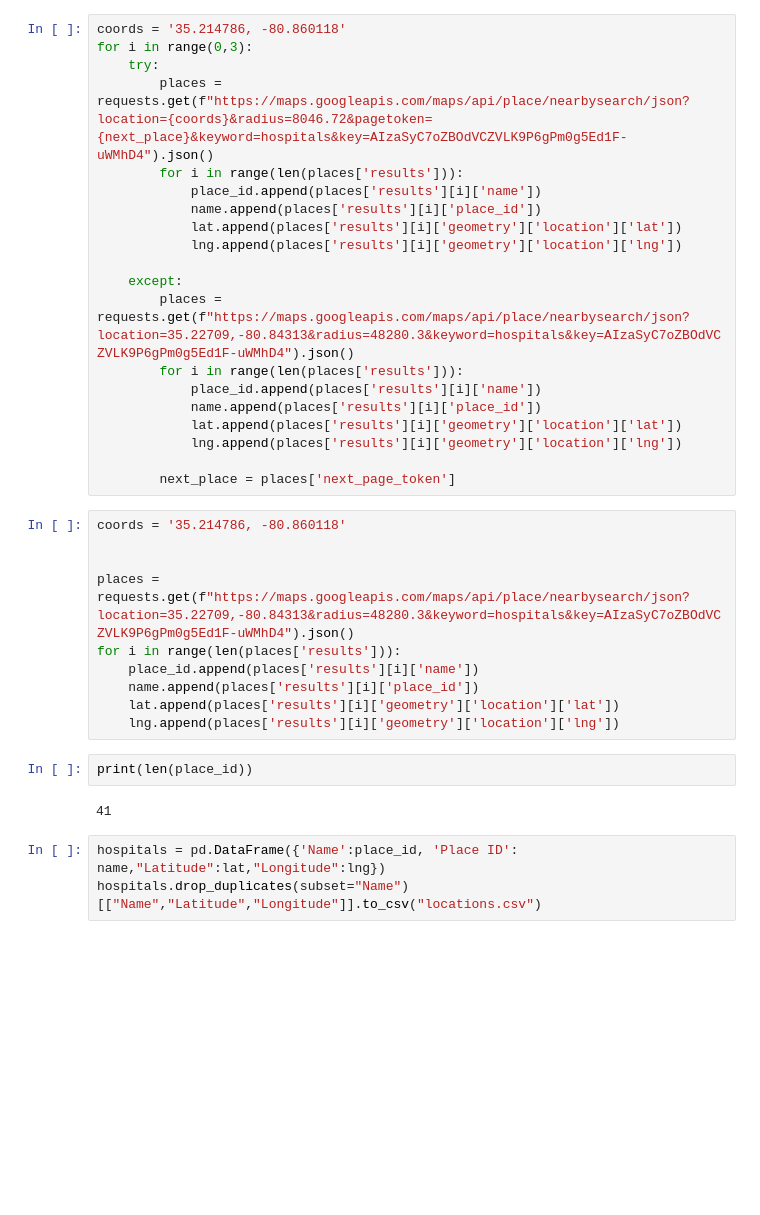
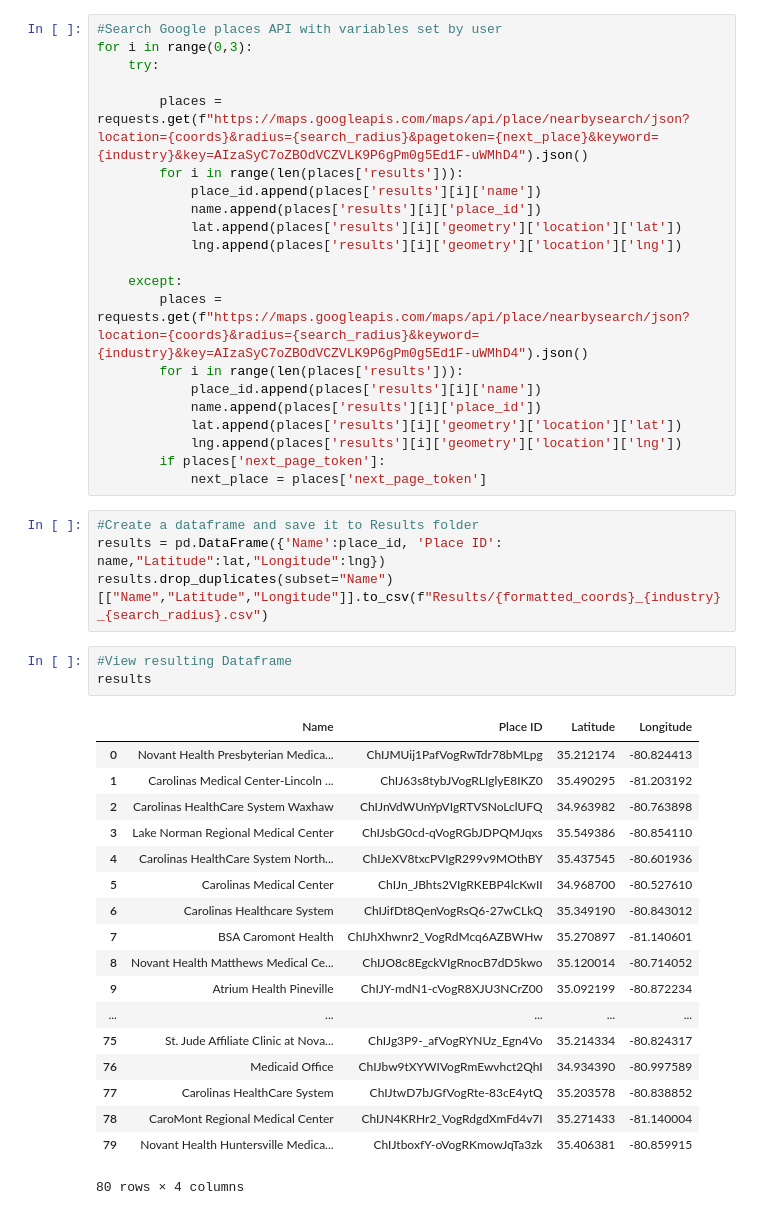
Before and after one commit to luwoldy/mapping_locations, a Jupyter notebook: main.ipynb, the cells around one changed output. Cells and saved outputs as stored; diff of their text form; blank space fills up the shorter version.

```diff
--- a/main.ipynb
+++ b/main.ipynb
@@ -11,8 +25,9 @@ lng = []
 # %%
-coords = '35.214786, -80.860118'
+#Search Google places API with variables set by user
 for i in range(0,3):
     try:
-        places = requests.get(f"https://maps.googleapis.com/maps/api/place/nearbysearch/json?location={coords}&radius=8046.72&pagetoken={next_place}&keyword=hospitals&key=AIzaSyC7oZBOdVCZVLK9P6gPm0g5Ed1F-uWMhD4").json()
+
+        places = requests.get(f"https://maps.googleapis.com/maps/api/place/nearbysearch/json?location={coords}&radius={search_radius}&pagetoken={next_place}&keyword={industry}&key=AIzaSyC7oZBOdVCZVLK9P6gPm0g5Ed1F-uWMhD4").json()
         for i in range(len(places['results'])):
             place_id.append(places['results'][i]['name'])
             name.append(places['results'][i]['place_id'])
@@ -20,28 +35,37 @@ for i in range(0,3):
             lng.append(places['results'][i]['geometry']['location']['lng'])
 
     except:
-        places = requests.get(f"https://maps.googleapis.com/maps/api/place/nearbysearch/json?location=35.22709,-80.84313&radius=48280.3&keyword=hospitals&key=AIzaSyC7oZBOdVCZVLK9P6gPm0g5Ed1F-uWMhD4").json()
+        places = requests.get(f"https://maps.googleapis.com/maps/api/place/nearbysearch/json?location={coords}&radius={search_radius}&keyword={industry}&key=AIzaSyC7oZBOdVCZVLK9P6gPm0g5Ed1F-uWMhD4").json()
         for i in range(len(places['results'])):
             place_id.append(places['results'][i]['name'])
             name.append(places['results'][i]['place_id'])
             lat.append(places['results'][i]['geometry']['location']['lat'])
             lng.append(places['results'][i]['geometry']['location']['lng'])
-
-        next_place = places['next_page_token']
+        if places['next_page_token']:
+            next_place = places['next_page_token']
-# %%
-coords = '35.214786, -80.860118'
-
-
-places = requests.get(f"https://maps.googleapis.com/maps/api/place/nearbysearch/json?location=35.22709,-80.84313&radius=48280.3&keyword=hospitals&key=AIzaSyC7oZBOdVCZVLK9P6gPm0g5Ed1F-uWMhD4").json()
-for i in range(len(places['results'])):
-    place_id.append(places['results'][i]['name'])
-    name.append(places['results'][i]['place_id'])
-    lat.append(places['results'][i]['geometry']['location']['lat'])
-    lng.append(places['results'][i]['geometry']['location']['lng'])
-# %%
-print(len(place_id))
-# %% [output]
-41
 # %%
-hospitals = pd.DataFrame({'Name':place_id, 'Place ID': name,"Latitude":lat,"Longitude":lng})
-hospitals.drop_duplicates(subset="Name")[["Name","Latitude","Longitude"]].to_csv("locations.csv")
+#Create a dataframe and save it to Results folder
+results = pd.DataFrame({'Name':place_id, 'Place ID': name,"Latitude":lat,"Longitude":lng})
+results.drop_duplicates(subset="Name")[["Name","Latitude","Longitude"]].to_csv(f"Results/{formatted_coords}_{industry}_{search_radius}.csv")
+# %%
+#View resulting Dataframe
+results
+# %% [output]
+|  | Name | Place ID | Latitude | Longitude |
+| 0 | Novant Health Presbyterian Medica... | ChIJMUij1PafVogRwTdr78bMLpg | 35.212174 | -80.824413 |
+| 1 | Carolinas Medical Center-Lincoln ... | ChIJ63s8tybJVogRLIglyE8IKZ0 | 35.490295 | -81.203192 |
+| 2 | Carolinas HealthCare System Waxhaw | ChIJnVdWUnYpVIgRTVSNoLclUFQ | 34.963982 | -80.763898 |
+| 3 | Lake Norman Regional Medical Center | ChIJsbG0cd-qVogRGbJDPQMJqxs | 35.549386 | -80.854110 |
+| 4 | Carolinas HealthCare System North... | ChIJeXV8txcPVIgR299v9MOthBY | 35.437545 | -80.601936 |
+| 5 | Carolinas Medical Center | ChIJn_JBhts2VIgRKEBP4lcKwII | 34.968700 | -80.527610 |
+| 6 | Carolinas Healthcare System | ChIJifDt8QenVogRsQ6-27wCLkQ | 35.349190 | -80.843012 |
+| 7 | BSA Caromont Health | ChIJhXhwnr2_VogRdMcq6AZBWHw | 35.270897 | -81.140601 |
+| 8 | Novant Health Matthews Medical Ce... | ChIJO8c8EgckVIgRnocB7dD5kwo | 35.120014 | -80.714052 |
+| 9 | Atrium Health Pineville | ChIJY-mdN1-cVogR8XJU3NCrZ00 | 35.092199 | -80.872234 |
+| ... | ... | ... | ... | ... |
+| 75 | St. Jude Affiliate Clinic at Nova... | ChIJg3P9-_afVogRYNUz_Egn4Vo | 35.214334 | -80.824317 |
+| 76 | Medicaid Office | ChIJbw9tXYWIVogRmEwvhct2QhI | 34.934390 | -80.997589 |
+| 77 | Carolinas HealthCare System | ChIJtwD7bJGfVogRte-83cE4ytQ | 35.203578 | -80.838852 |
+| 78 | CaroMont Regional Medical Center | ChIJN4KRHr2_VogRdgdXmFd4v7I | 35.271433 | -81.140004 |
+| 79 | Novant Health Huntersville Medica... | ChIJtboxfY-oVogRKmowJqTa3zk | 35.406381 | -80.859915 |
+80 rows × 4 columns
```
Also changed, not shown: parts of 6 cells of this notebook, 6 other files.
